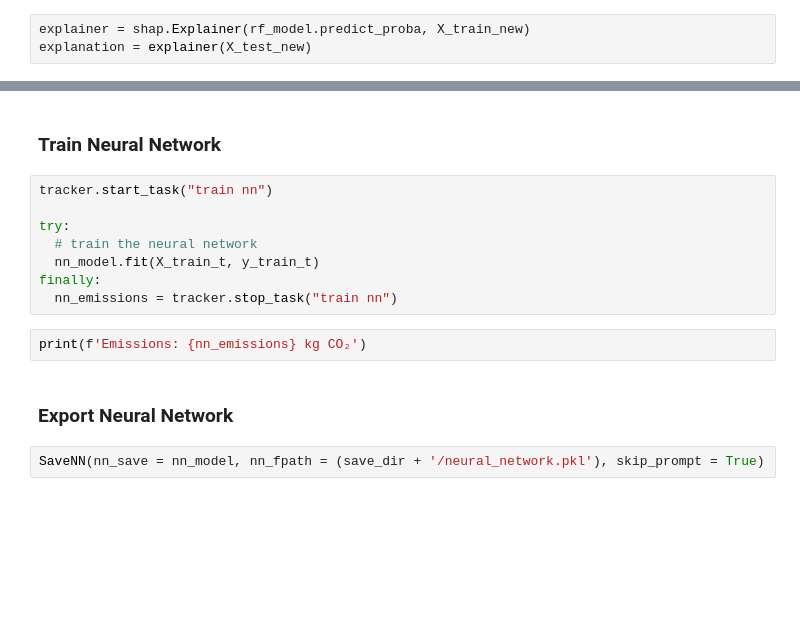
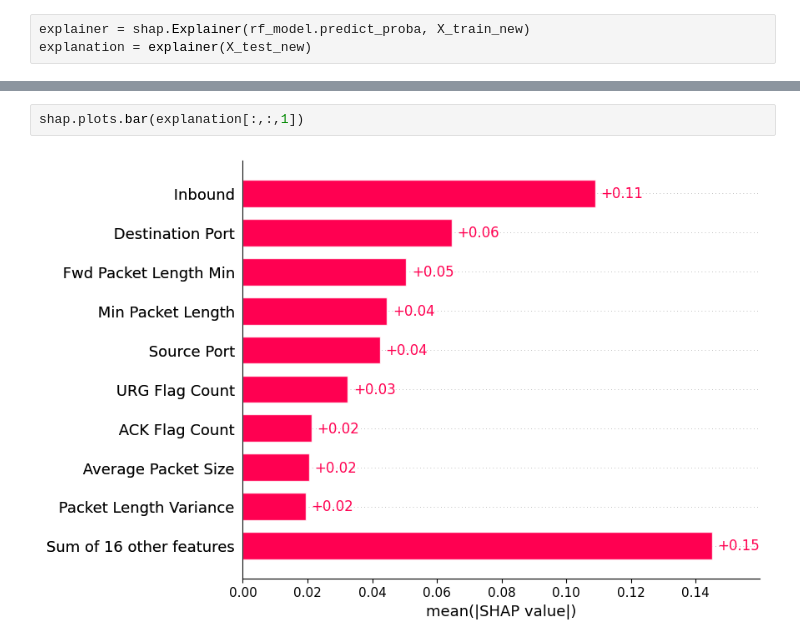
Before and after one commit to Frosk-Kristian/COMP6002-Group10-Models, a Jupyter notebook: COMP6002_Group_Project_ML_Models.ipynb, the cells around one changed output, grey strips where cells are left out. Cells and saved outputs as stored; diff of their text form; blank space fills up the shorter version.

```diff
--- a/COMP6002_Group_Project_ML_Models.ipynb
+++ b/COMP6002_Group_Project_ML_Models.ipynb
@@ -1137,16 +885,4 @@ nn_model = GridSearchCV(
-# %% [markdown]
-### Train Neural Network
-# %%
-tracker.start_task("train nn")
-
-try:
-  # train the neural network
-  nn_model.fit(X_train_t, y_train_t)
-finally:
-  nn_emissions = tracker.stop_task("train nn")
-# %%
-print(f'Emissions: {nn_emissions} kg CO₂')
-# %% [markdown]
-### Export Neural Network
-# %%
-SaveNN(nn_save = nn_model, nn_fpath = (save_dir + '/neural_network.pkl'), skip_prompt = True)
+# %%
+shap.plots.bar(explanation[:,:,1])
+# %% [output]
+[figure, added]
```
Also changed, not shown: parts of 42 cells of this notebook.
